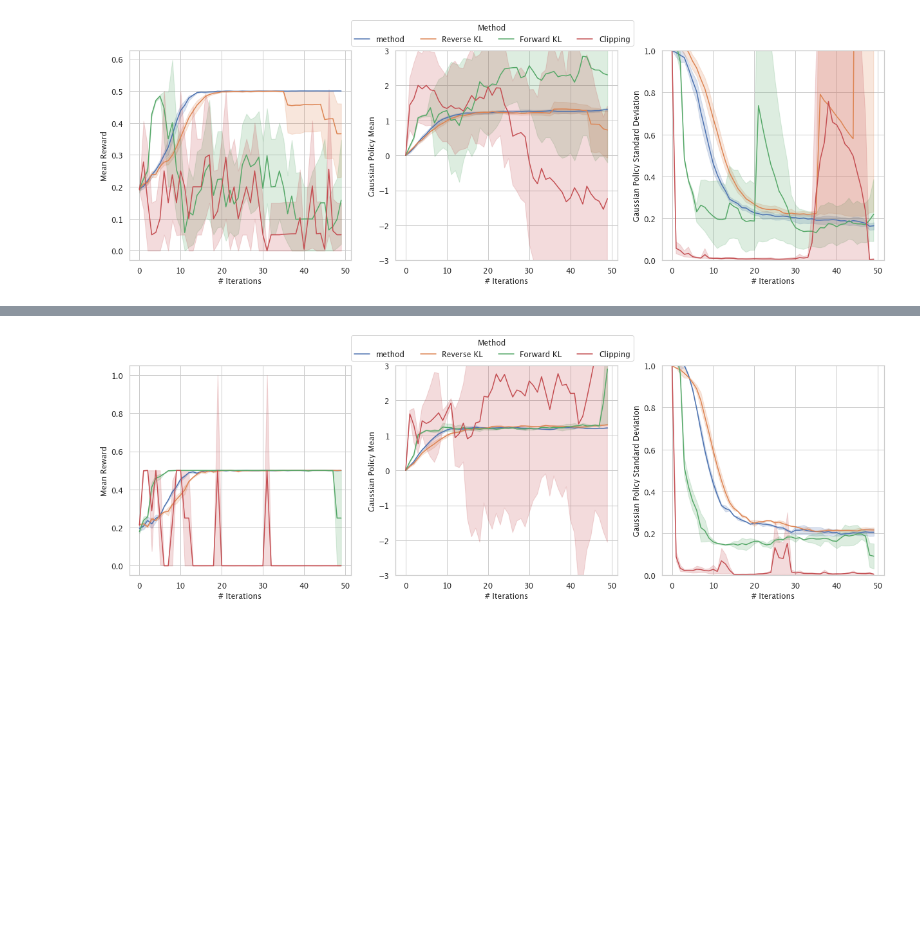
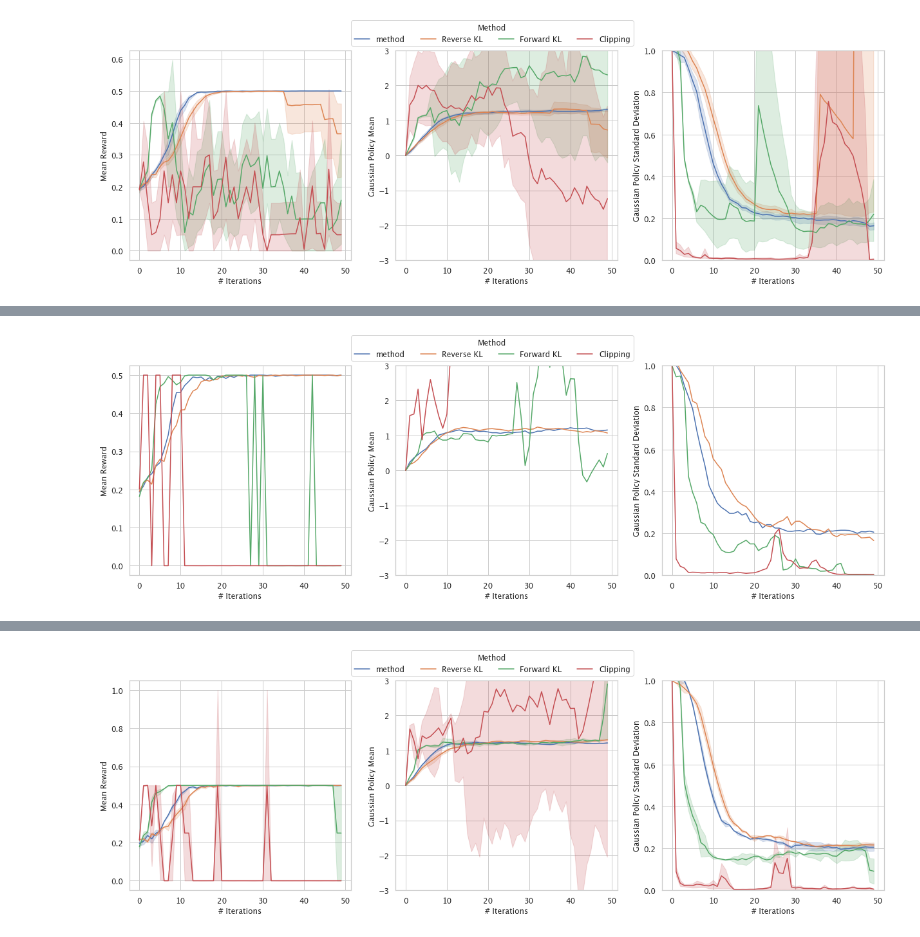
Before and after one commit to chloechsu/code-for-paper, a Jupyter notebook: analysis/simulation_cts_bandit.ipynb, the cells around one changed output, grey strips where cells are left out. Cells and saved outputs as stored; diff of their text form; code cells hidden in the pictures; blank space fills up the shorter version.

```diff
--- a/analysis/simulation_cts_bandit.ipynb
+++ b/analysis/simulation_cts_bandit.ipynb
@@ -114,0 +115,8 @@ KeyboardInterrupt:
+# %%
+env = CtsBanditEnv(noise_std=0.001)
+data = compare(env, 'gaussian', n_steps=50, repeats=1,
+               lr=1e-1, batch_size=16*32, num_minibatches=16, ppo_epochs=5)
+
+plot_results(data)
+# %% [output]
+[figure, added]
```
Also changed, not shown: parts of 2 cells of this notebook, 3 other files.
